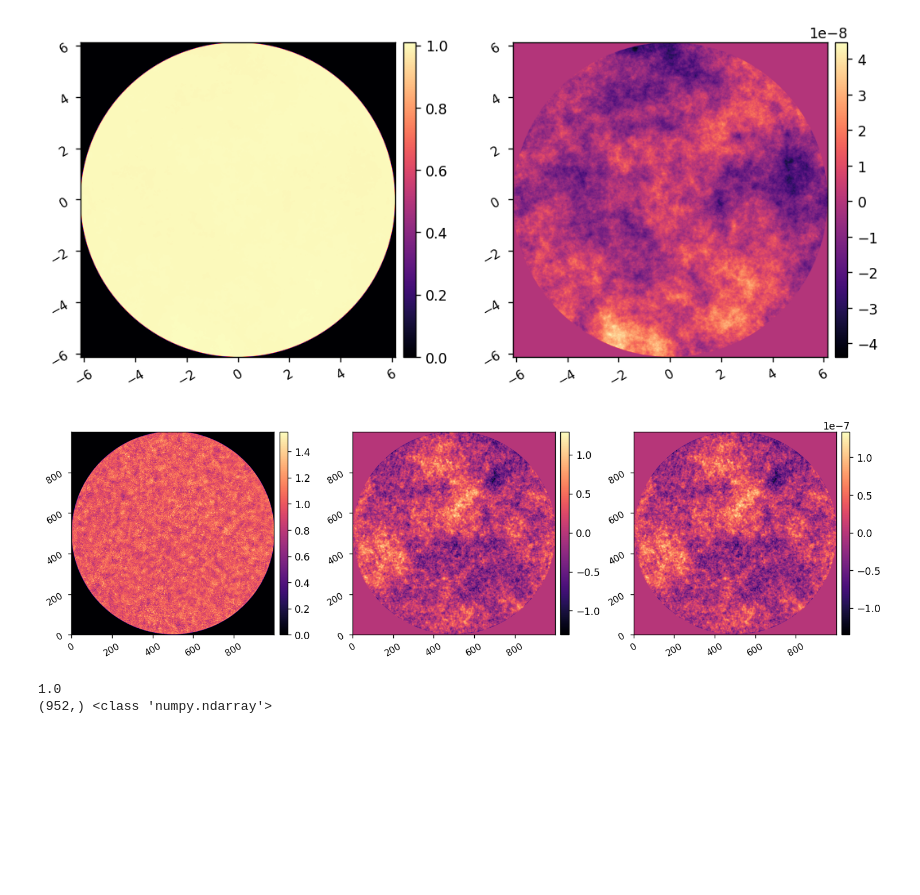
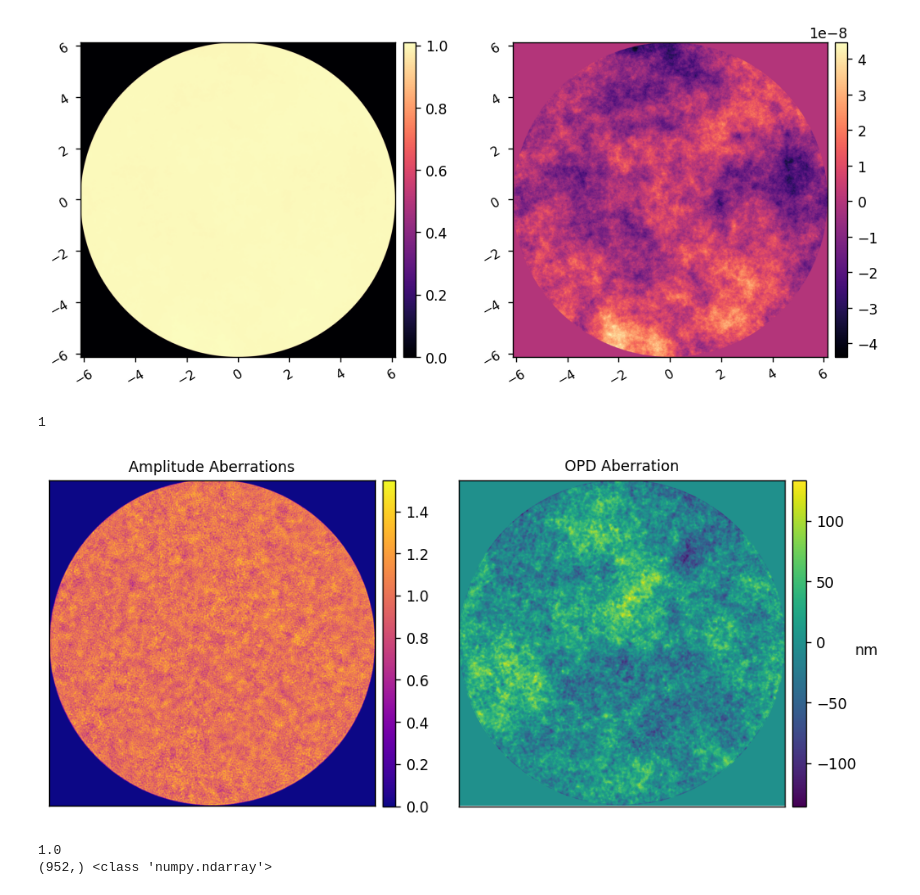
Before and after one commit to kian1377/esc-fresnel, a Jupyter notebook: notebooks/esc_fresnel_dm_flat.ipynb, the cells around one changed output. Saved outputs shown, nothing was run; the diff lists cells and outputs as text; code cells hidden in the pictures; blank space fills up the shorter version.

```diff
--- a/notebooks/esc_fresnel_dm_flat.ipynb
+++ b/notebooks/esc_fresnel_dm_flat.ipynb
@@ -26,12 +28,8 @@ from esc_fresnel.imshows import imshow1, imshow2, imshow3
 import esc_fresnel.esc_fresnel as esc
 import esc_fresnel.esc_optics as esc_optics
 # %%
-reload(esc)
-# ref_dir = '/npool/nvme/kvangorkom/reflectivity_maps_2024_09_15/'
-# sim_dir = '/npool/nvme/ramyaanche/esc_wfe_sims/6nm_surfPSD/'
-
-amp_dir = '/npool/nvme/kianmilani/esc-wfe-maps/reflectivity_maps_2024_09_15/'
-opd_dir = '/npool/nvme/kianmilani/esc-wfe-maps/6nm_surfPSD/'
+amp_dir = '/home/kianmilani/Projects/esc-fresnel/esc_fresnel/wfe-maps/reflectivity_maps_2024_09_15/'
+opd_dir = '/home/kianmilani/Projects/esc-fresnel/esc_fresnel/wfe-maps/6nm_surfPSD/'
 
 wfe_optic = 12
 
@@ -94,21 +92,26 @@ M.wfes = wfes
 # %%
 M.return_lyot = True
 M.npix = 1000
 M.oversample = 2.048
 M.use_vortex = False
 lyot_wfe = utils.pad_or_crop(M.calc_pupil(), M.npix)
 lyot_amp = xp.abs(lyot_wfe) * M.GAP_MASK
 lyot_phs = xp.angle(lyot_wfe) * M.GAP_MASK
 lyot_opd = lyot_phs * M.wavelength_c.to_value(u.m) / (2*xp.pi)
 lyot_wfe = lyot_amp * xp.exp(1j*lyot_phs)
-imshow3(xp.abs(lyot_wfe), xp.angle(lyot_wfe), lyot_opd)
-
-M.return_lyot = False
-M.npix = 1000
-M.oversample = 4.096
-M.use_vortex = True
+imshow(
+    [xp.abs(lyot_amp), lyot_opd*1e9],
+    titles=['Amplitude Aberrations', 'OPD Aberration'],
+    xticks=[[], []],
+    yticks=[[], []],
+    cbar_labels=[None, 'nm'],
+    cmaps=['plasma', 'viridis'],
+    wspace=0
+)
+# imshow3(xp.abs(lyot_wfe), xp.angle(lyot_wfe), lyot_opd)
 # %% [output]
+1
-[figure, old version]
+[figure, new version]
 # %%
 def val_and_grad(
         del_acts,
```
Also changed, not shown: parts of 6 cells of this notebook, 2 other files.
